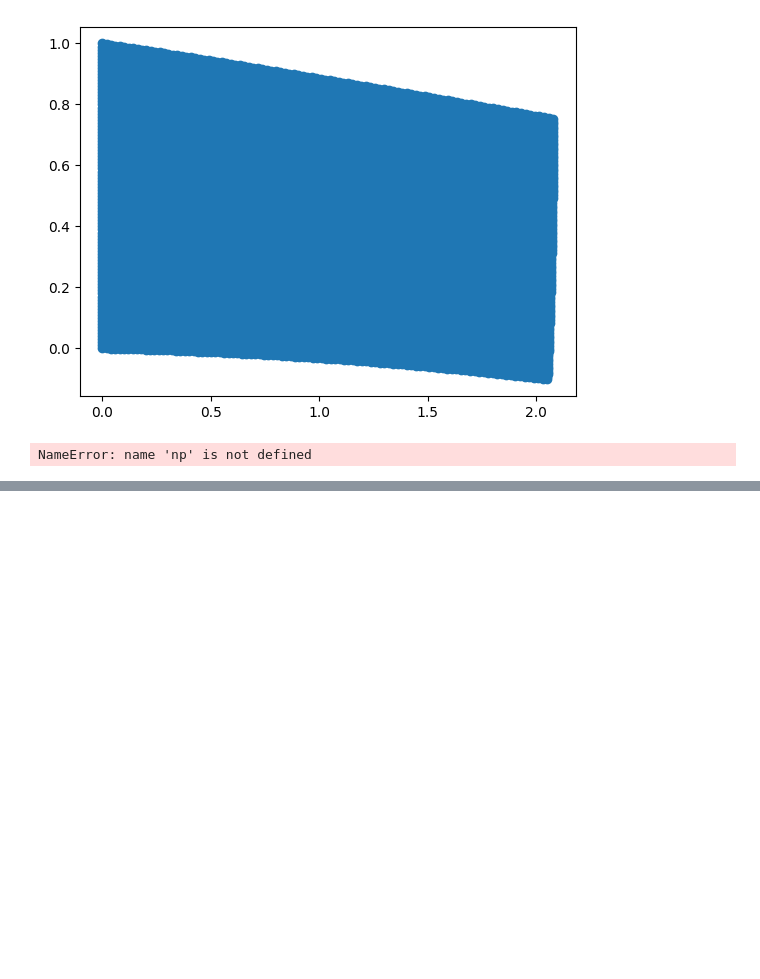
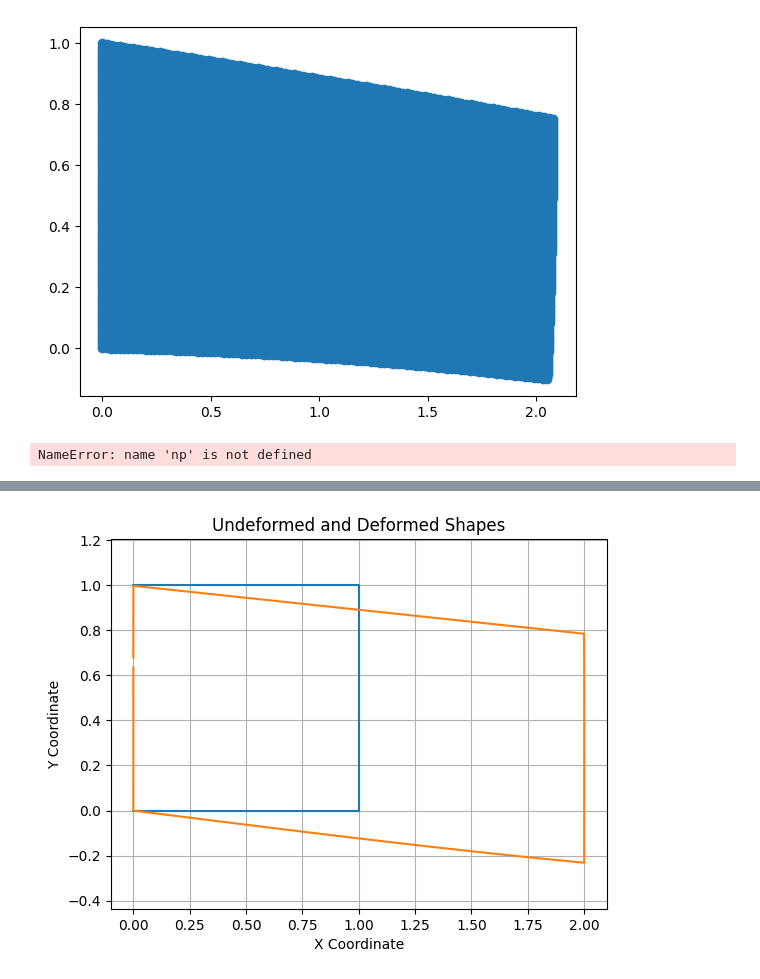
Before and after one commit to AhmadAkbariR/deepxde, a Jupyter notebook: examples/operator/elasticity-2D-AAR.ipynb, the cells around one changed output, grey strips where cells are left out. Saved outputs shown, nothing was run; the diff lists cells and outputs as text; code cells hidden in the pictures; blank space fills up the shorter version.

```diff
--- a/examples/operator/elasticity-2D-AAR.ipynb
+++ b/examples/operator/elasticity-2D-AAR.ipynb
@@ -347,0 +372,34 @@ Best model at step 5000:
+# %%
+
+
+# Deformed coordinates
+deformed = deform_coord(X_test, predictions)
+
+# Plotting
+plt.figure()
+
+# Function to plot the boundary
+def plot_boundary(X, label):
+    if len(X) >= 3:  # A minimum of 3 points is needed to form a boundary
+        hull = ConvexHull(X)
+        plt.plot(X[hull.vertices, 0], X[hull.vertices, 1], label=label)
+
+# Plot undeformed shape boundary
+plot_boundary(X_test, 'Undeformed Shape')
+
+# Plot deformed shape boundary
+plot_boundary(deformed, 'Deformed Shape')
+
+# Scatter original and deformed points for visual reference
+#plt.scatter(X_test[:, 0], X_test[:, 1], color='blue', s=10, label='Undeformed Nodes')
+#plt.scatter(deformed[:, 0], deformed[:, 1], color='red', s=10, label='Deformed Nodes')
+
+plt.title('Undeformed and Deformed Shapes')
+plt.xlabel('X Coordinate')
+plt.ylabel('Y Coordinate')
+#plt.legend()
+plt.axis('equal')  # To maintain aspect ratio
+plt.grid()
+plt.show()
+# %% [output]
+[figure, added]
```
Also changed, not shown: parts of 2 cells of this notebook.
